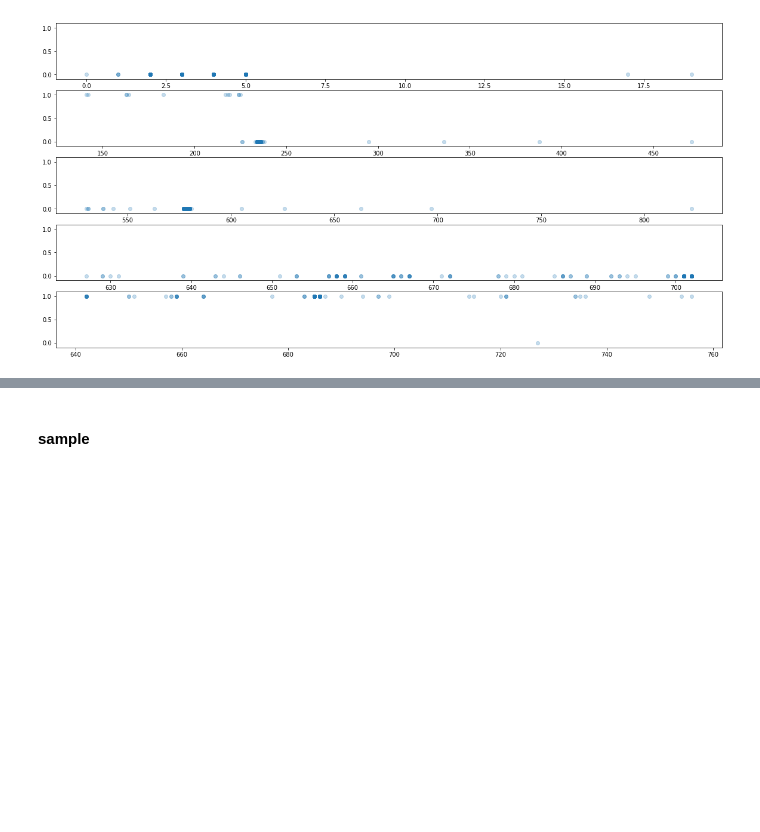
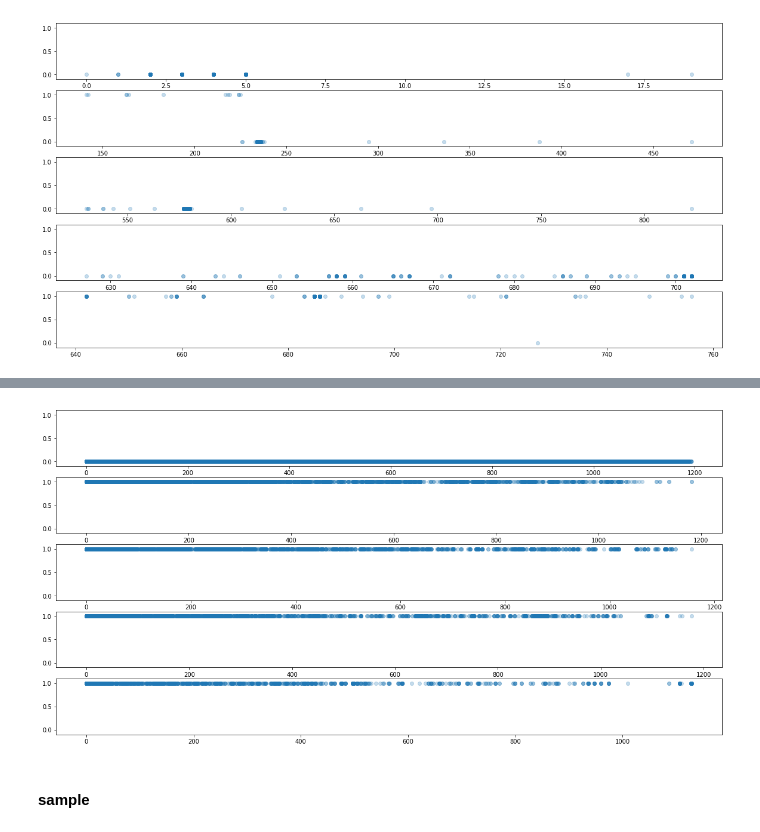
Before and after one commit to sooooner/dss_team_project_ML, a Jupyter notebook: red_hat/sooner.ipynb, the cells around one changed output, grey strips where cells are left out. Saved outputs shown, nothing was run; the diff lists cells and outputs as text; code cells hidden in the pictures; blank space fills up the shorter version.

```diff
--- a/red_hat/sooner.ipynb
+++ b/red_hat/sooner.ipynb
@@ -225,3 +241,15 @@ plt.show()
+# %%
+# group 별 구매 경향 top 5
+
+plt.figure(figsize=(20,10))
+for i, group in enumerate([17304, 667, 8386, 9280,450]):
+    plt.subplot(5,1,i+1)
+    plt.scatter(df_merge[df_merge.group_1 == group]['Past_days'], \
+                df_merge[df_merge.group_1 == group].outcome, alpha = 0.25)
+    plt.ylim(-0.1,1.1)
+plt.show()
+# %% [output]
+[figure, added]
 # %% [markdown]
 #### sample
 # %%
```
Also changed, not shown: parts of 69 cells of this notebook.
